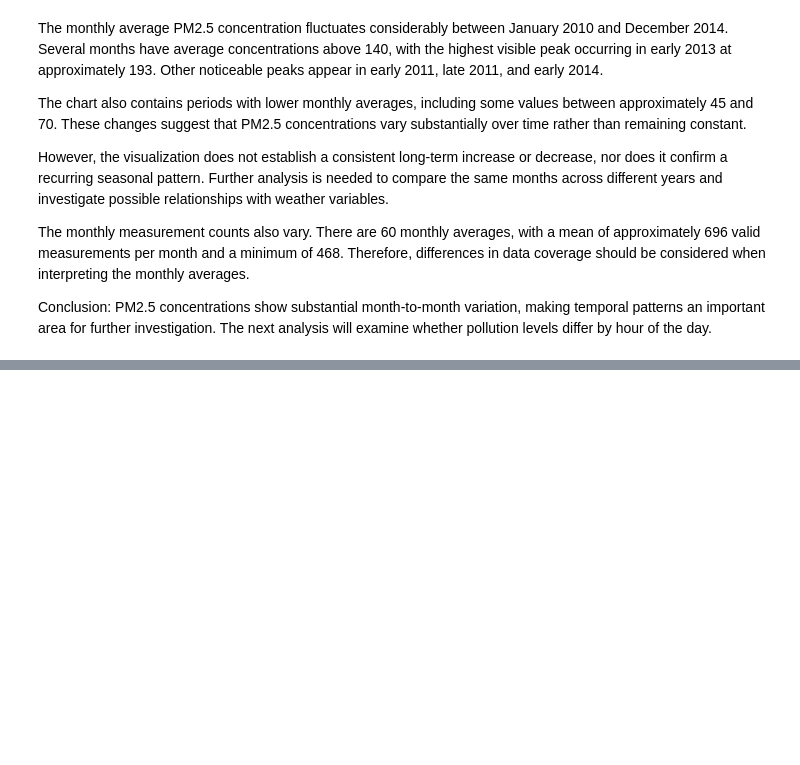
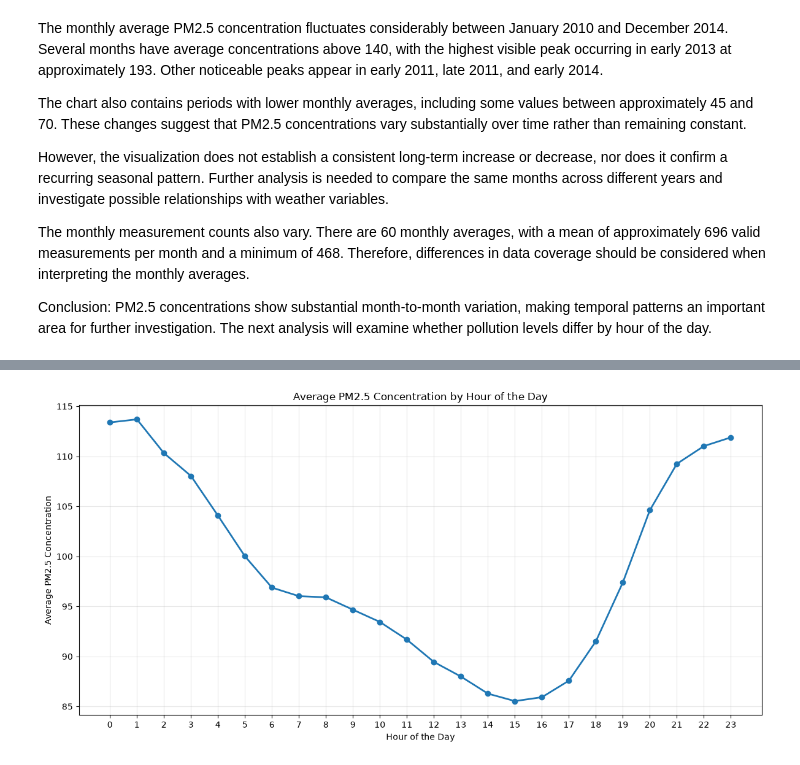
Before and after one commit to k-nizy/ML-pipeline-F1, a Jupyter notebook: notebooks/pm25_EDA.ipynb, the cells around one changed output, grey strips where cells are left out. Saved outputs shown, nothing was run; the diff lists cells and outputs as text; code cells hidden in the pictures; blank space fills up the shorter version.

```diff
--- a/notebooks/pm25_EDA.ipynb
+++ b/notebooks/pm25_EDA.ipynb
@@ -212,0 +221,10 @@ Conclusion: PM2.5 concentrations show substantial month-to-month variation, maki
+# %%
+# Calculate average PM2.5 concentration for each hour of the day
+hourly_pm25 = (
+    df.groupby("hour")["pm2.5"]
+    .agg(["mean", "count"])
+)
+
+hourly_pm25.columns = ["mean_pm25", "valid_measurements"]
+
+display(hourly_pm25)
@@ -212,0 +250,20 @@ Conclusion: PM2.5 concentrations show substantial month-to-month variation, maki
+# %%
+# Plot the average concentration by hour
+plt.figure(figsize=(12, 6))
+
+plt.plot(
+    hourly_pm25.index,
+    hourly_pm25["mean_pm25"],
+    marker="o",
+    linewidth=2
+)
+
+plt.title("Average PM2.5 Concentration by Hour of the Day")
+plt.xlabel("Hour of the Day")
+plt.ylabel("Average PM2.5 Concentration")
+plt.xticks(range(24))
+plt.grid(True, alpha=0.3)
+plt.tight_layout()
+plt.show()
+# %% [output]
+[figure, added]
```
Also changed, not shown: parts of 3 cells of this notebook.
